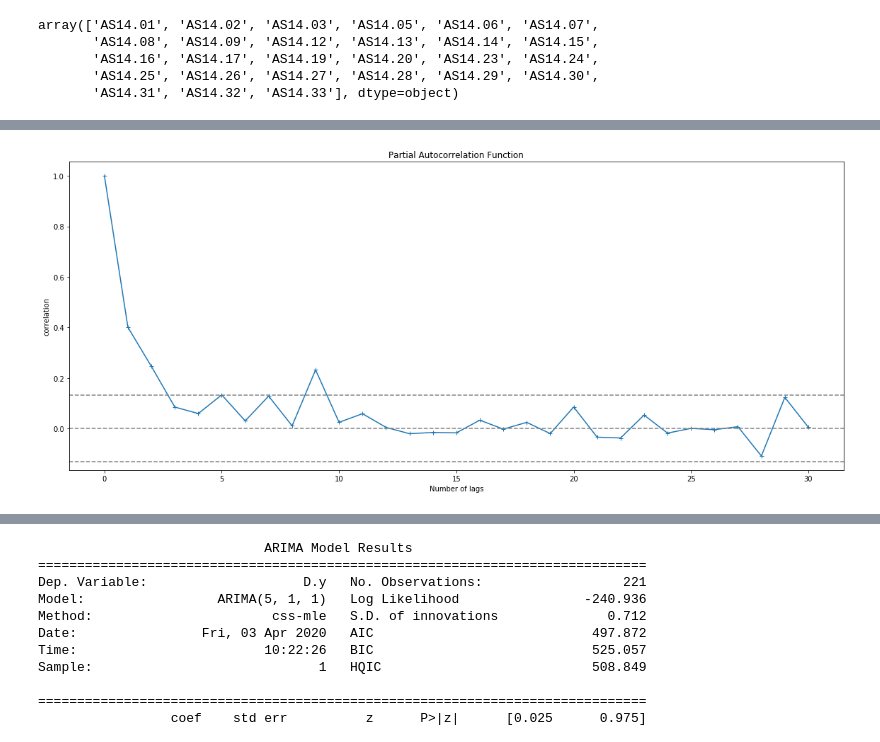
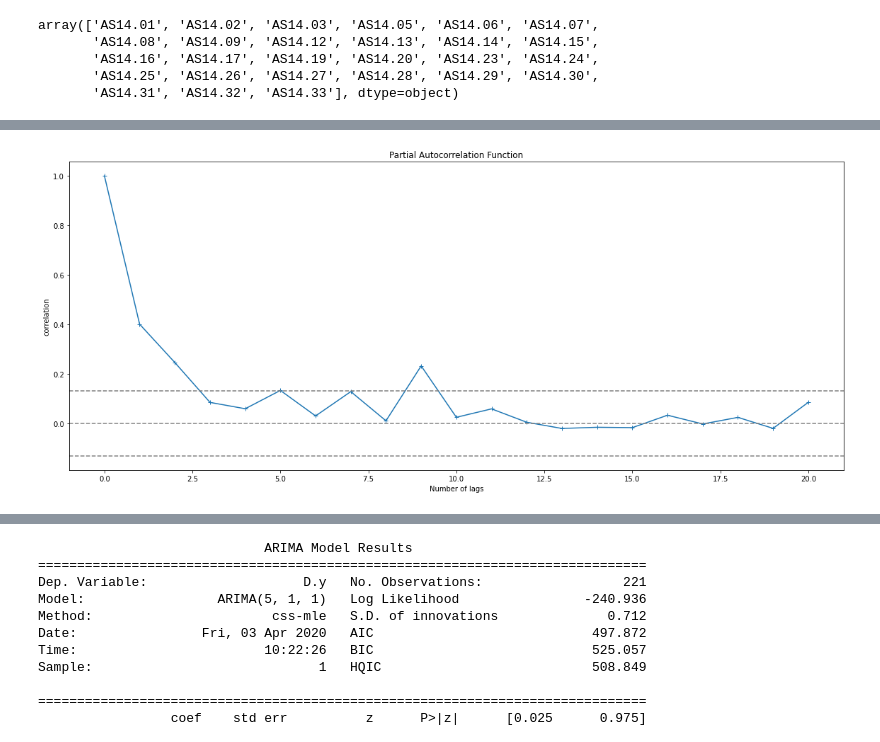
Before and after one commit to guybrush1989/DMT-Group80, a Jupyter notebook: ARIMA.ipynb, the cells around one changed output, grey strips where cells are left out. Drawn from its saved outputs; the diff is of its cells as text; code cells hidden in the pictures.

```diff
--- a/ARIMA.ipynb
+++ b/ARIMA.ipynb
@@ -1,7 +15,7 @@
 # %%
 import pandas as pd
 
-data = pd.read_csv("assignment1/dataset_mood_smartphone.csv")
+data = pd.read_csv("/content/drive/My Drive/Group 80 - DTM/assignment1/dataset_mood_smartphone.csv")
 
 print(data)
 # %% [output]
@@ -61,15 +90,15 @@ plt.tight_layout()
 # %%
 #calling partial correlation function
-lag_pacf = pacf(moods, nlags=30, method='ols')
+lag_pacf = pacf(moods, nlags=20, method='ols')
 #Plot PACF:
 plt.figure(figsize=(16, 7))
 plt.plot(lag_pacf,marker='+')
 plt.axhline(y=0,linestyle='--',color='gray')
 plt.axhline(y=-1.96/np.sqrt(len(moods)),linestyle='--',color='gray')
 plt.axhline(y=1.96/np.sqrt(len(moods)),linestyle='--',color='gray')
 plt.title('Partial Autocorrelation Function')
 plt.xlabel('Number of lags')
 plt.ylabel('correlation')
 plt.tight_layout()
 # %% [output]
-[figure, old version]
+[figure, new version]
```
Also changed, not shown: parts of 8 cells of this notebook.
